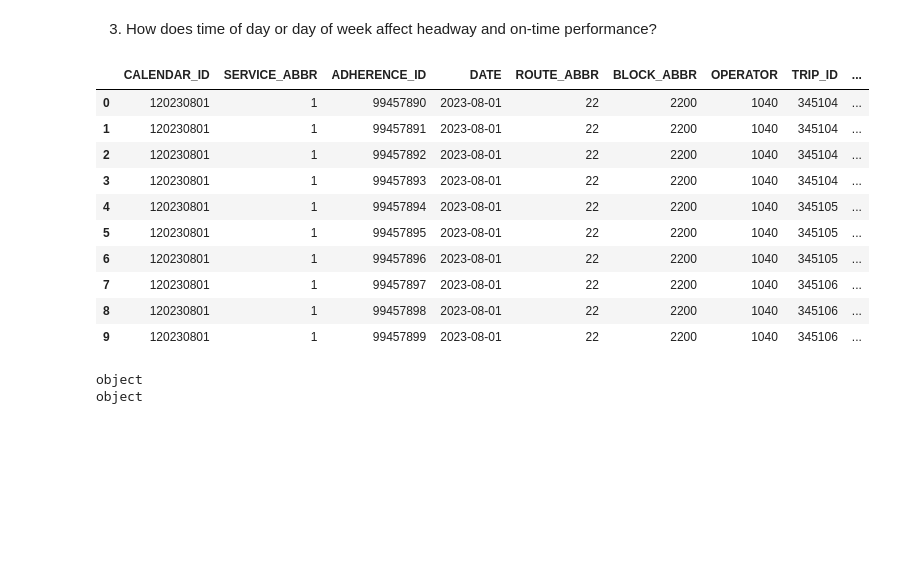
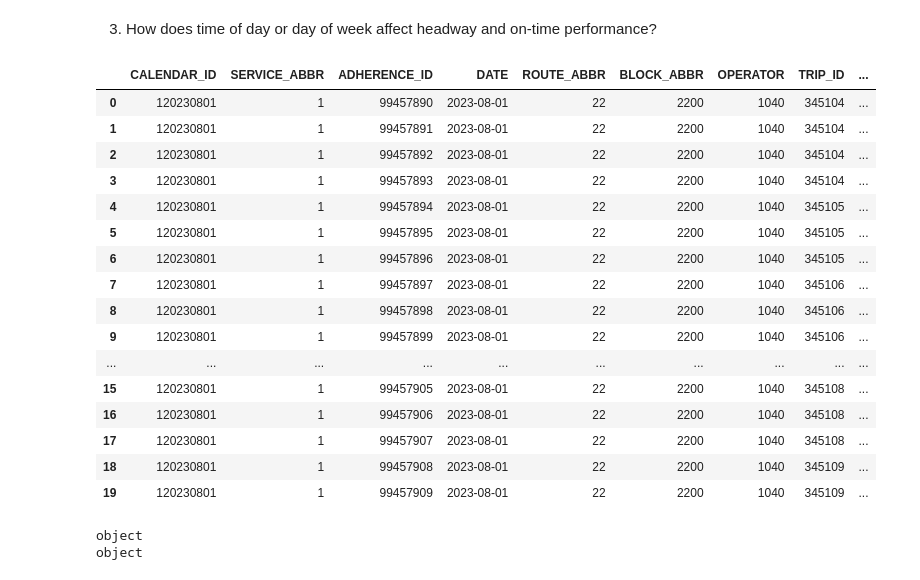
Before and after one commit to NSS-Data-Analytics-Cohort-12/wego-python-da12-python-spice-lattes, a Jupyter notebook: notebooks/WeGo Data Proj.ipynb, the cells around one changed output. Cells and saved outputs as stored; diff of their text form; code cells hidden in the pictures; blank space fills up the shorter version.

```diff
--- a/notebooks/WeGo Data Proj.ipynb
+++ b/notebooks/WeGo Data Proj.ipynb
@@ -306,19 +306,25 @@ print(direction_grouped)
 
 3. How does time of day or day of week affect headway and on-time performance?
 # %%
-wego.head(10)
+wego.head(20)
 # %% [output]
 |  | CALENDAR_ID | SERVICE_ABBR | ADHERENCE_ID | DATE | ROUTE_ABBR | BLOCK_ABBR | OPERATOR | TRIP_ID | ... |
 | 0 | 120230801 | 1 | 99457890 | 2023-08-01 | 22 | 2200 | 1040 | 345104 | ... |
 | 1 | 120230801 | 1 | 99457891 | 2023-08-01 | 22 | 2200 | 1040 | 345104 | ... |
 | 2 | 120230801 | 1 | 99457892 | 2023-08-01 | 22 | 2200 | 1040 | 345104 | ... |
 | 3 | 120230801 | 1 | 99457893 | 2023-08-01 | 22 | 2200 | 1040 | 345104 | ... |
 | 4 | 120230801 | 1 | 99457894 | 2023-08-01 | 22 | 2200 | 1040 | 345105 | ... |
 | 5 | 120230801 | 1 | 99457895 | 2023-08-01 | 22 | 2200 | 1040 | 345105 | ... |
 | 6 | 120230801 | 1 | 99457896 | 2023-08-01 | 22 | 2200 | 1040 | 345105 | ... |
 | 7 | 120230801 | 1 | 99457897 | 2023-08-01 | 22 | 2200 | 1040 | 345106 | ... |
 | 8 | 120230801 | 1 | 99457898 | 2023-08-01 | 22 | 2200 | 1040 | 345106 | ... |
 | 9 | 120230801 | 1 | 99457899 | 2023-08-01 | 22 | 2200 | 1040 | 345106 | ... |
+| ... | ... | ... | ... | ... | ... | ... | ... | ... | ... |
+| 15 | 120230801 | 1 | 99457905 | 2023-08-01 | 22 | 2200 | 1040 | 345108 | ... |
+| 16 | 120230801 | 1 | 99457906 | 2023-08-01 | 22 | 2200 | 1040 | 345108 | ... |
+| 17 | 120230801 | 1 | 99457907 | 2023-08-01 | 22 | 2200 | 1040 | 345108 | ... |
+| 18 | 120230801 | 1 | 99457908 | 2023-08-01 | 22 | 2200 | 1040 | 345109 | ... |
+| 19 | 120230801 | 1 | 99457909 | 2023-08-01 | 22 | 2200 | 1040 | 345109 | ... |
 # %%
 # What's the data type of the time columns?
 print(wego['ACTUAL_DEPARTURE_TIME'].dtype)
```
Also changed, not shown: parts of 8 cells of this notebook.
